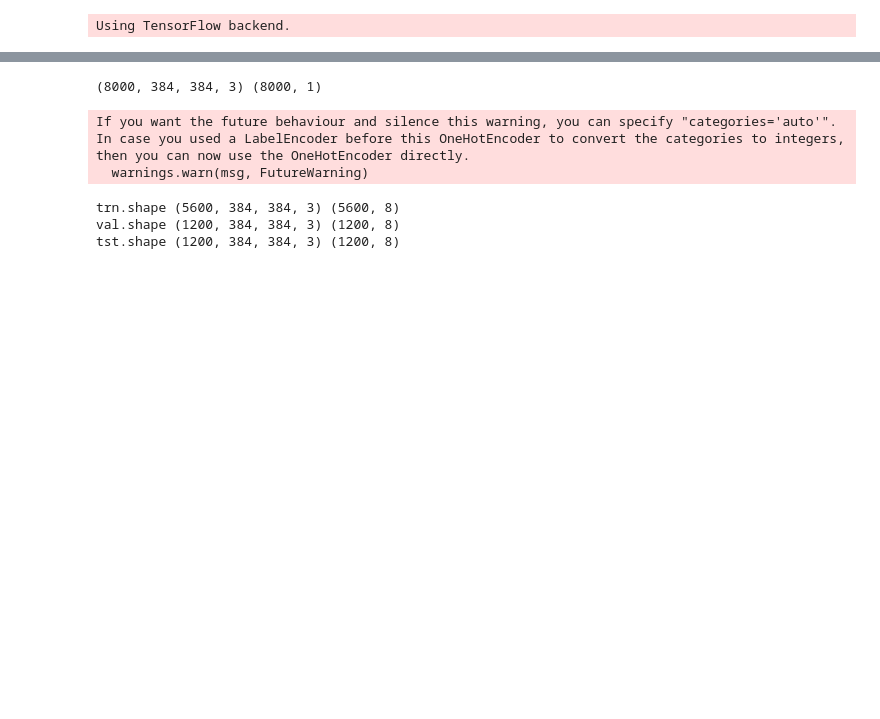
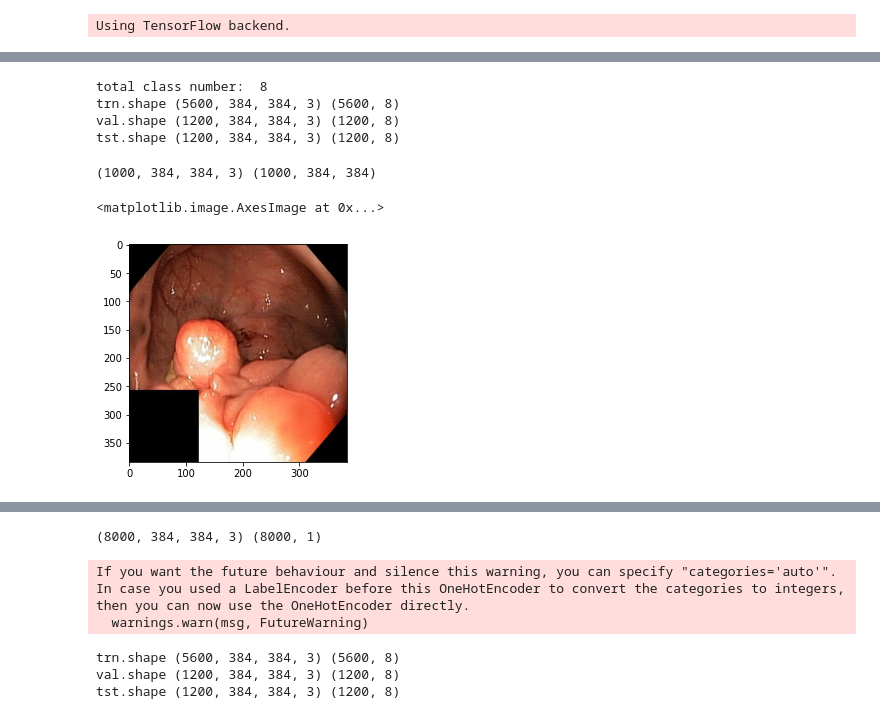
Before and after one commit to hjm9702/Kvasir-XAI, a Jupyter notebook: keras_cls_train_notebook.ipynb, the cells around one changed output, grey strips where cells are left out. Cells and saved outputs as stored; diff of their text form; code cells hidden in the pictures; blank space fills up the shorter version.

Commit message:
data load for same index for polyp class, cls/seg, tensorflow version 2.1.0

```diff
--- a/keras_cls_train_notebook.ipynb
+++ b/keras_cls_train_notebook.ipynb
@@ -28,0 +54,37 @@ Using TensorFlow backend.
+# %%
+
+# rest dataset split
+X_trnval_no, X_tst_no, Y_trnval_no, Y_tst_no = train_test_split(X, Y, test_size = 1.5 / 10, random_state = 27407, stratify = Y)
+X_trn_no, X_val_no, Y_trn_no, Y_val_no = train_test_split(X_trnval_no, Y_trnval_no, test_size = 1.5 / 8.5, random_state = 27407, stratify = Y_trnval_no)
+
+# polyp split
+X_trnval_polyp, X_tst_polyp, Y_trnval_polyp, Y_tst_polyp = train_test_split(X_polyp, Y_polyp, test_size = 1.5 / 10, random_state = 27407)
+X_trn_polyp, X_val_polyp, Y_trn_polyp, Y_val_polyp = train_test_split(X_trnval_polyp, Y_trnval_polyp, test_size = 1.5 / 8.5, random_state = 27407)
+
+# concatenation and onehot encoding
+enc = OneHotEncoder(sparse=False)
+
+X_trn = np.concatenate((X_trn_no, X_trn_polyp), axis=0)
+Y_trn = np.concatenate((Y_trn_no, Y_trn_polyp))
+Y_trn = enc.fit_transform(Y_trn)
+
+n_class = Y_trn.shape[1]
+print("total class number: ", n_class)
+
+X_val = np.concatenate((X_val_no, X_val_polyp), axis=0)
+Y_val = np.concatenate((Y_val_no, Y_val_polyp), axis=0)
+Y_val = enc.fit_transform(Y_val)
+
+X_tst = np.concatenate((X_tst_no, X_tst_polyp), axis=0)
+Y_tst = np.concatenate((Y_tst_no, Y_tst_polyp), axis=0)
+Y_tst = enc.fit_transform(Y_tst)
+
+
+print('trn.shape', X_trn.shape, Y_trn.shape)
+print('val.shape', X_val.shape, Y_val.shape)
+print('tst.shape', X_tst.shape, Y_tst.shape)
+# %% [output]
+total class number:  8
+trn.shape (5600, 384, 384, 3) (5600, 8)
+val.shape (1200, 384, 384, 3) (1200, 8)
+tst.shape (1200, 384, 384, 3) (1200, 8)
@@ -28,0 +113,13 @@ Using TensorFlow backend.
+# %%
+with open("D:/"+dataset + "/" + dataset + "_" + str(image_dim) + '.pickle', 'rb') as q:
+    [X_seg, Y_seg] = pickle.load(q)
+    print(X_seg.shape, Y_seg.shape)
+
+Y_seg = np.expand_dims(Y_seg, 3)
+
+assert np.max(X_seg) == 255
+assert np.min(X_seg) == 0
+assert np.max(Y_seg) == 1
+assert np.min(Y_seg) == 0
+# %% [output]
+(1000, 384, 384, 3) (1000, 384, 384)
@@ -28,0 +133,5 @@ Using TensorFlow backend.
+# %%
+plt.imshow(X_trn_polyp[2])
+# %% [output]
+<matplotlib.image.AxesImage at 0x...>
+[figure, added]
```
Also changed, not shown: parts of 8 cells of this notebook, 2 other files.
